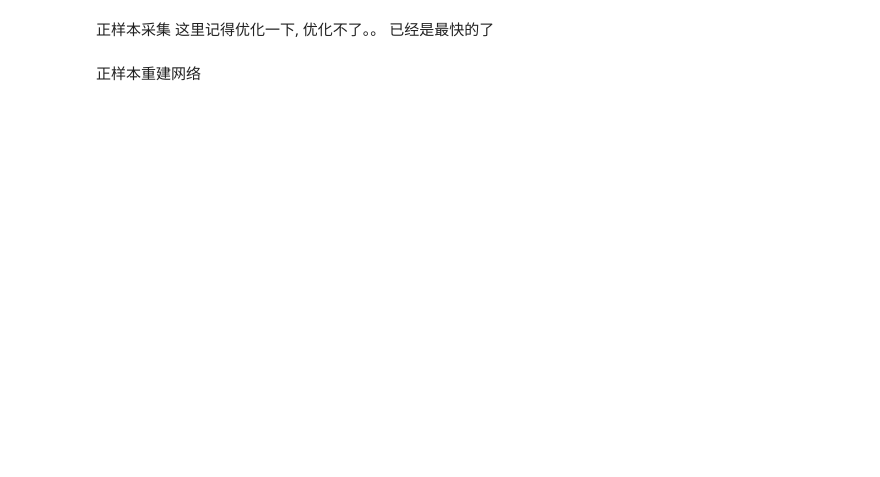
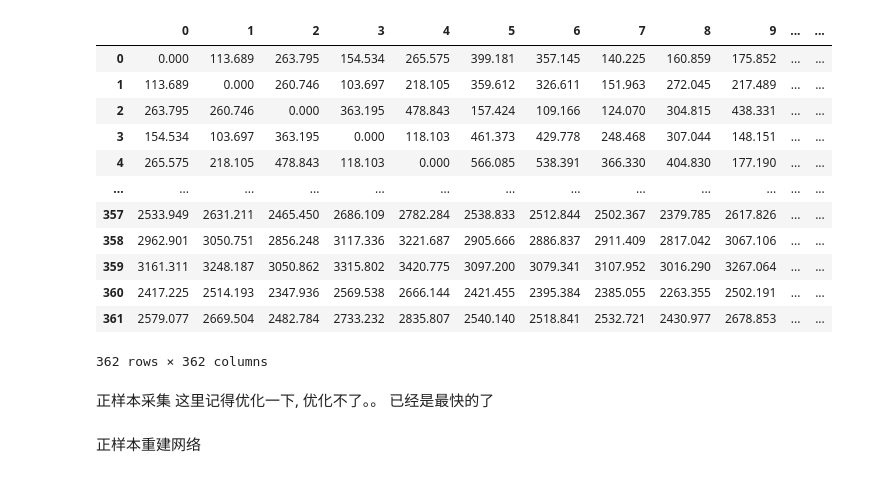
Before and after one commit to hcheng666/Last-work, a Jupyter notebook: myexample/model/test.ipynb, the cells around one changed output. Cells and saved outputs as stored; diff of their text form; code cells hidden in the pictures; blank space fills up the shorter version.

```diff
--- a/myexample/model/test.ipynb
+++ b/myexample/model/test.ipynb
@@ -31,6 +31,22 @@ geo_distance = np.load('./data/geo_distance.npy')
 city2id = np.load(r"./data/city2id.npy", allow_pickle=True).item()
 id2city = np.load(r"./data/id2city.npy", allow_pickle=True).item()
 coordinate_all = pd.read_csv(r"./data/citys_coordinate_wgs84.csv",encoding='utf-8')
+# %%
+pd.DataFrame(geo_distance)
+# %% [output]
+|  | 0 | 1 | 2 | 3 | 4 | 5 | 6 | 7 | 8 | 9 | ... | ... |
+| 0 | 0.000 | 113.689 | 263.795 | 154.534 | 265.575 | 399.181 | 357.145 | 140.225 | 160.859 | 175.852 | ... | ... |
+| 1 | 113.689 | 0.000 | 260.746 | 103.697 | 218.105 | 359.612 | 326.611 | 151.963 | 272.045 | 217.489 | ... | ... |
+| 2 | 263.795 | 260.746 | 0.000 | 363.195 | 478.843 | 157.424 | 109.166 | 124.070 | 304.815 | 438.331 | ... | ... |
+| 3 | 154.534 | 103.697 | 363.195 | 0.000 | 118.103 | 461.373 | 429.778 | 248.468 | 307.044 | 148.151 | ... | ... |
+| 4 | 265.575 | 218.105 | 478.843 | 118.103 | 0.000 | 566.085 | 538.391 | 366.330 | 404.830 | 177.190 | ... | ... |
+| ... | ... | ... | ... | ... | ... | ... | ... | ... | ... | ... | ... | ... |
+| 357 | 2533.949 | 2631.211 | 2465.450 | 2686.109 | 2782.284 | 2538.833 | 2512.844 | 2502.367 | 2379.785 | 2617.826 | ... | ... |
+| 358 | 2962.901 | 3050.751 | 2856.248 | 3117.336 | 3221.687 | 2905.666 | 2886.837 | 2911.409 | 2817.042 | 3067.106 | ... | ... |
+| 359 | 3161.311 | 3248.187 | 3050.862 | 3315.802 | 3420.775 | 3097.200 | 3079.341 | 3107.952 | 3016.290 | 3267.064 | ... | ... |
+| 360 | 2417.225 | 2514.193 | 2347.936 | 2569.538 | 2666.144 | 2421.455 | 2395.384 | 2385.055 | 2263.355 | 2502.191 | ... | ... |
+| 361 | 2579.077 | 2669.504 | 2482.784 | 2733.232 | 2835.807 | 2540.140 | 2518.841 | 2532.721 | 2430.977 | 2678.853 | ... | ... |
+362 rows × 362 columns
 # %%
 n = len(coordinate_all)
 vocab_size = n
```
Also changed, not shown: parts of 5 cells of this notebook, 11 other files.
